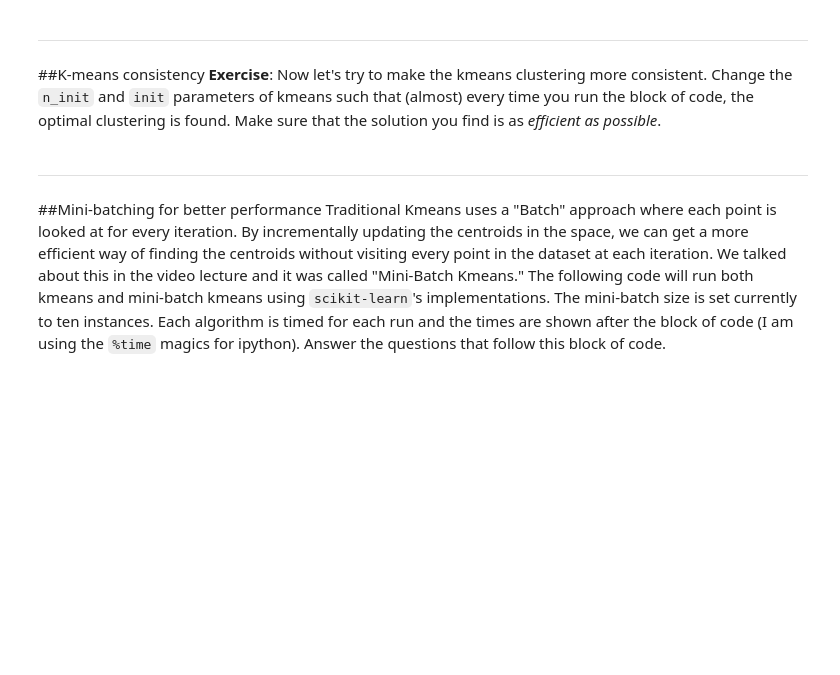
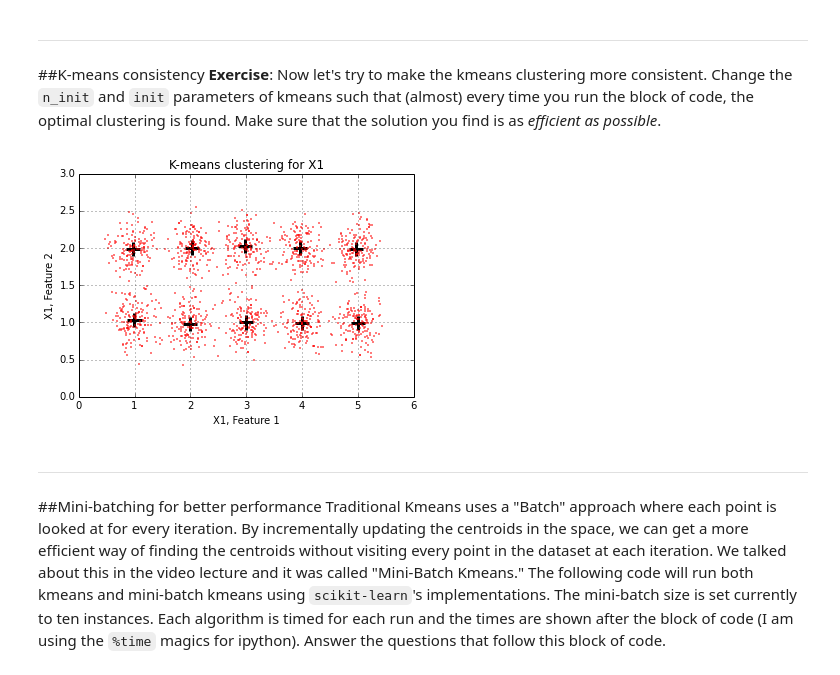
Before and after one commit to SpencerKaiser/DataMining, a Jupyter notebook: 00_InClassAssignments/04_ModuleFour/ICA4_DataMining.ipynb, the cells around one changed output. Saved outputs shown, nothing was run; the diff lists cells and outputs as text; code cells hidden in the pictures; blank space fills up the shorter version.

```diff
--- a/00_InClassAssignments/04_ModuleFour/ICA4_DataMining.ipynb
+++ b/00_InClassAssignments/04_ModuleFour/ICA4_DataMining.ipynb
@@ -149,28 +147,30 @@ ___
 # %%
 from sklearn.cluster import KMeans
 
 #--------Change parameters below this line---------------------------
 # CHANGE THE PARAMETERS HERE TO GET A CONSISTENTLY OPTIMAL CLUSTERING
 # run kmeans algorithm (this is the most traditional use of k-means)
 kmeans = KMeans(
-    init='random',    # initialization
+    init='k-means++',    # initialization
     n_clusters=10,    # number of clusters
-    n_init=1,         # number of different times to run k-means
+    n_init=3,         # number of different times to run k-means
     n_jobs=-1)
 #--------Change parameters above this line---------------------------
 
 kmeans.fit(X1)
 
 # visualize the data
 centroids = kmeans.cluster_centers_
 plt.plot(X1[:, 0], X1[:, 1], 'r.', markersize=2) #plot the data
 plt.scatter(centroids[:, 0], centroids[:, 1],
             marker='+', s=200, linewidths=3, color='k')  # plot the centroids
 plt.title('K-means clustering for X1')
 plt.xlabel('X1, Feature 1')
 plt.ylabel('X1, Feature 2')
 plt.grid()
 plt.show()
+# %% [output]
+[figure, added]
 # %% [markdown]
 ___
 ##Mini-batching for better performance
```
Also changed, not shown: parts of 17 cells of this notebook, 2 other files.
